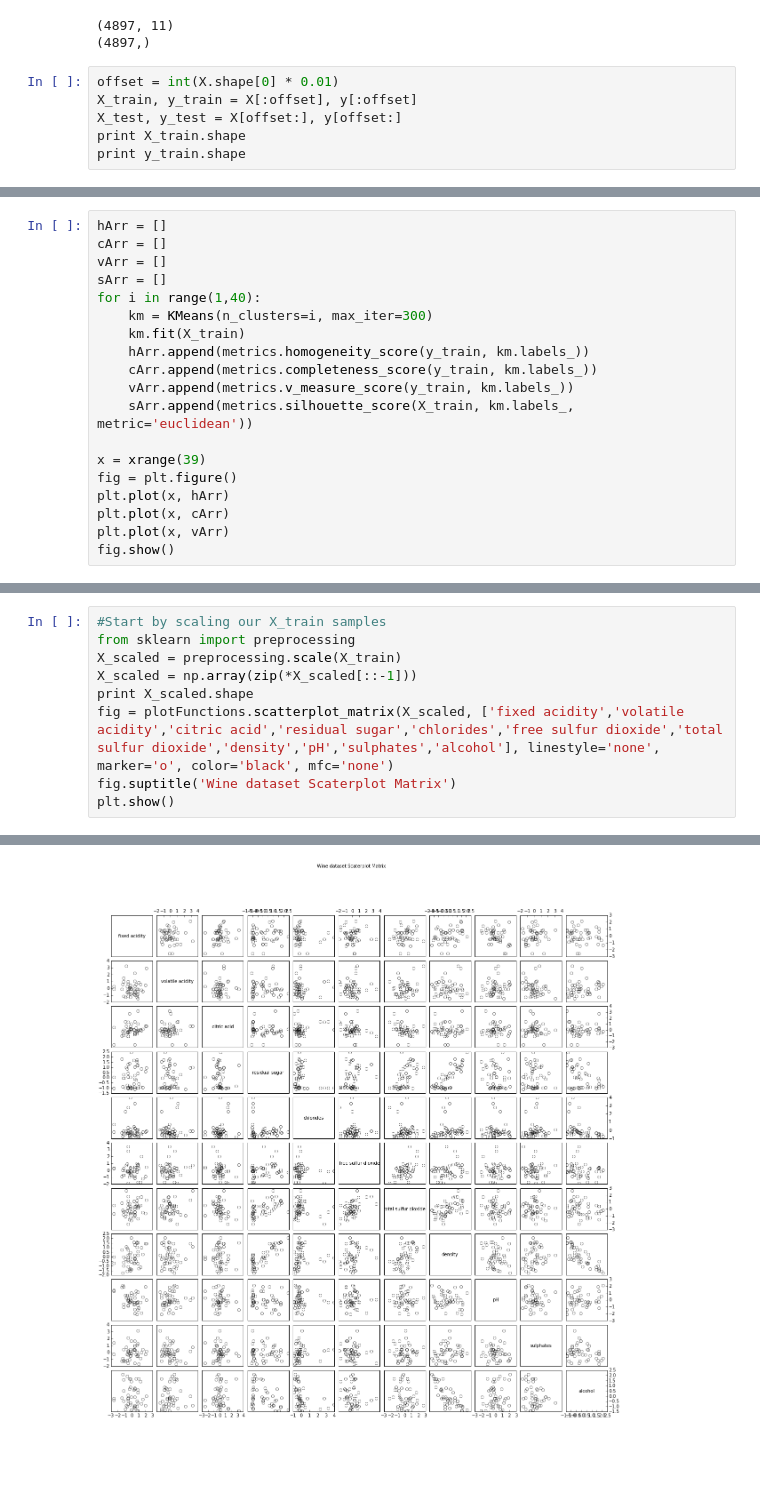
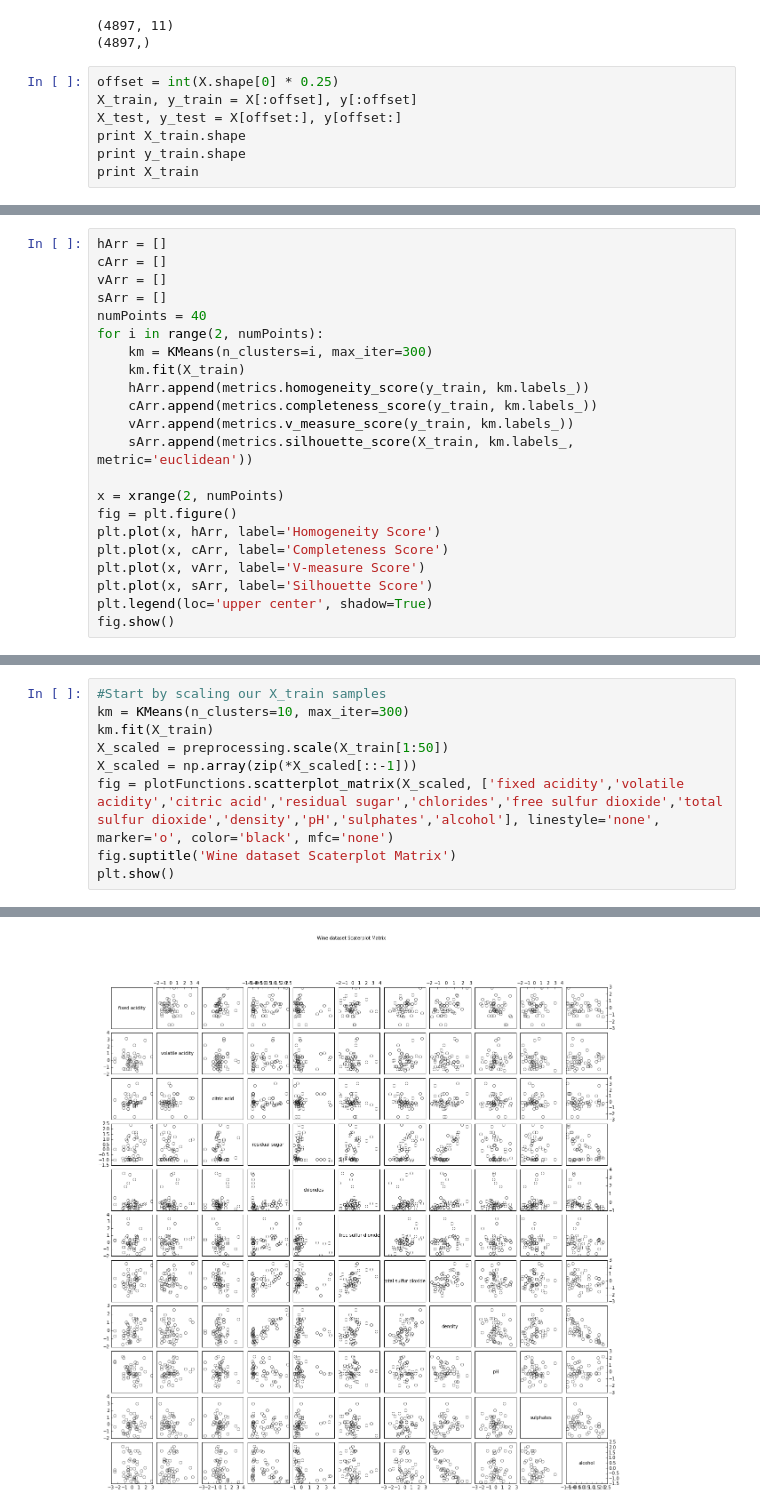
Before and after one commit to nickrobinson/UnsupervisedLearning, a Jupyter notebook: src/Unsupervised.ipynb, the cells around one changed output, grey strips where cells are left out. Drawn from its saved outputs; the diff is of its cells as text; blank space fills up the shorter version.

```diff
--- a/src/Unsupervised.ipynb
+++ b/src/Unsupervised.ipynb
@@ -31,9 +35,10 @@ print y.shape
 (4897, 11)
 (4897,)
 # %%
-offset = int(X.shape[0] * 0.01)
+offset = int(X.shape[0] * 0.25)
 X_train, y_train = X[:offset], y[:offset]
 X_test, y_test = X[offset:], y[offset:]
 print X_train.shape
 print y_train.shape
+print X_train
 # %% [output]
@@ -51,7 +63,8 @@ hArr = []
 cArr = []
 vArr = []
 sArr = []
-for i in range(1,40):
+numPoints = 40
+for i in range(2, numPoints):
     km = KMeans(n_clusters=i, max_iter=300)
     km.fit(X_train)
     hArr.append(metrics.homogeneity_score(y_train, km.labels_))
@@ -59,10 +72,12 @@ for i in range(1,40):
     vArr.append(metrics.v_measure_score(y_train, km.labels_))
     sArr.append(metrics.silhouette_score(X_train, km.labels_, metric='euclidean'))
 
-x = xrange(39)
+x = xrange(2, numPoints)
 fig = plt.figure()
-plt.plot(x, hArr)
-plt.plot(x, cArr)
-plt.plot(x, vArr)
+plt.plot(x, hArr, label='Homogeneity Score')
+plt.plot(x, cArr, label='Completeness Score')
+plt.plot(x, vArr, label='V-measure Score')
+plt.plot(x, sArr, label='Silhouette Score')
+plt.legend(loc='upper center', shadow=True)
 fig.show()
 # %% [output]
@@ -85,10 +103,10 @@ The data that we are looking at here is a wine dataset that has a number of phys
 - alcohol
 # %%
 #Start by scaling our X_train samples
-from sklearn import preprocessing
-X_scaled = preprocessing.scale(X_train)
+km = KMeans(n_clusters=10, max_iter=300)
+km.fit(X_train)
+X_scaled = preprocessing.scale(X_train[1:50])
 X_scaled = np.array(zip(*X_scaled[::-1]))
-print X_scaled.shape
 fig = plotFunctions.scatterplot_matrix(X_scaled, ['fixed acidity','volatile acidity','citric acid','residual sugar','chlorides','free sulfur dioxide','total sulfur dioxide','density','pH','sulphates','alcohol'], linestyle='none', marker='o', color='black', mfc='none')
 fig.suptitle('Wine dataset Scaterplot Matrix')
 plt.show()
@@ -97 +114 @@ plt.show()
-[figure, old version]
+[figure, new version]
```
Also changed, not shown: parts of 18 cells of this notebook, 1 other file.
